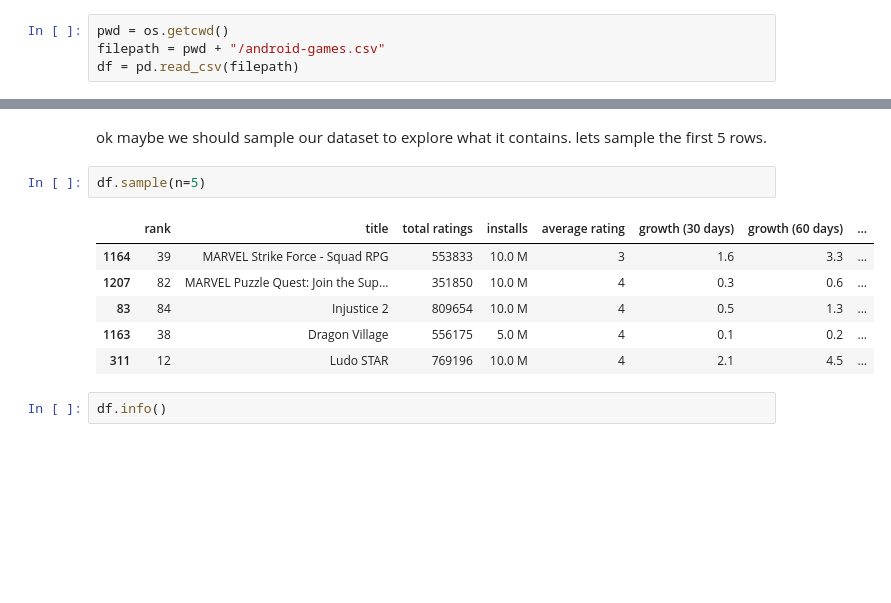
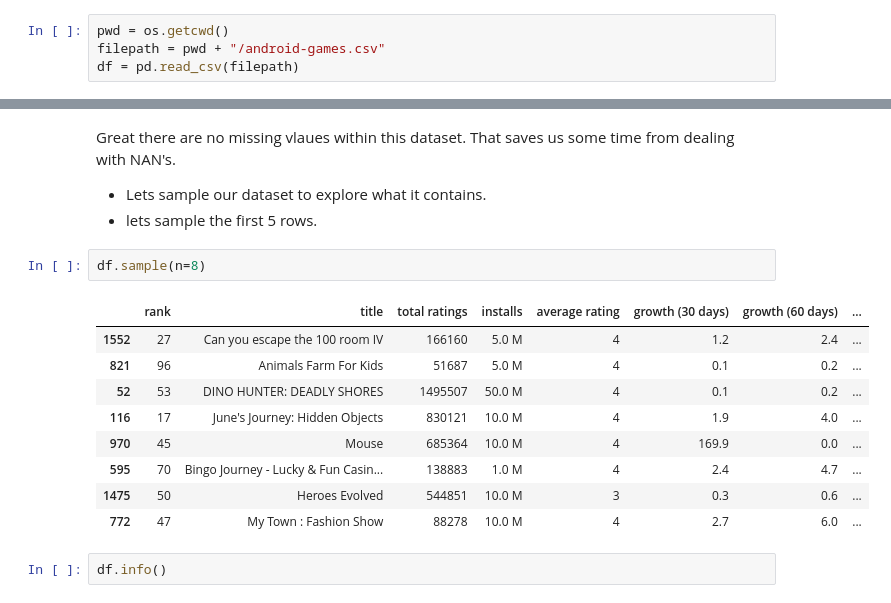
Before and after one commit to R-White-0/Top-Google-PlayStore-Games, a Jupyter notebook: android-games.ipynb, the cells around one changed output, grey strips where cells are left out. Drawn from its saved outputs; the diff is of its cells as text; blank space fills up the shorter version.

```diff
--- a/android-games.ipynb
+++ b/android-games.ipynb
@@ -30,15 +63,19 @@ Index(['rank', 'title', 'total ratings', 'installs', 'average rating',
 # %% [markdown]
-ok maybe we should sample our dataset to explore what it contains.
-lets sample the first 5 rows.
+Great there are no missing vlaues within this dataset. That saves us some time from dealing with NAN's.
+* Lets sample our dataset to explore what it contains.
+* lets sample the first 5 rows.
 # %%
-df.sample(n=5)
+df.sample(n=8)
 # %% [output]
 |  | rank | title | total ratings | installs | average rating | growth (30 days) | growth (60 days) | ... |
-| 1164 | 39 | MARVEL Strike Force - Squad RPG | 553833 | 10.0 M | 3 | 1.6 | 3.3 | ... |
-| 1207 | 82 | MARVEL Puzzle Quest: Join the Sup... | 351850 | 10.0 M | 4 | 0.3 | 0.6 | ... |
-| 83 | 84 | Injustice 2 | 809654 | 10.0 M | 4 | 0.5 | 1.3 | ... |
-| 1163 | 38 | Dragon Village | 556175 | 5.0 M | 4 | 0.1 | 0.2 | ... |
-| 311 | 12 | Ludo STAR | 769196 | 10.0 M | 4 | 2.1 | 4.5 | ... |
+| 1552 | 27 | Can you escape the 100 room IV | 166160 | 5.0 M | 4 | 1.2 | 2.4 | ... |
+| 821 | 96 | Animals Farm For Kids | 51687 | 5.0 M | 4 | 0.1 | 0.2 | ... |
+| 52 | 53 | DINO HUNTER: DEADLY SHORES | 1495507 | 50.0 M | 4 | 0.1 | 0.2 | ... |
+| 116 | 17 | June's Journey: Hidden Objects | 830121 | 10.0 M | 4 | 1.9 | 4.0 | ... |
+| 970 | 45 | Mouse | 685364 | 10.0 M | 4 | 169.9 | 0.0 | ... |
+| 595 | 70 | Bingo Journey - Lucky & Fun Casin... | 138883 | 1.0 M | 4 | 2.4 | 4.7 | ... |
+| 1475 | 50 | Heroes Evolved | 544851 | 10.0 M | 3 | 0.3 | 0.6 | ... |
+| 772 | 47 | My Town : Fashion Show | 88278 | 10.0 M | 4 | 2.7 | 6.0 | ... |
 # %%
 df.info()
 # %% [output]
```
Also changed, not shown: parts of 20 cells of this notebook.
